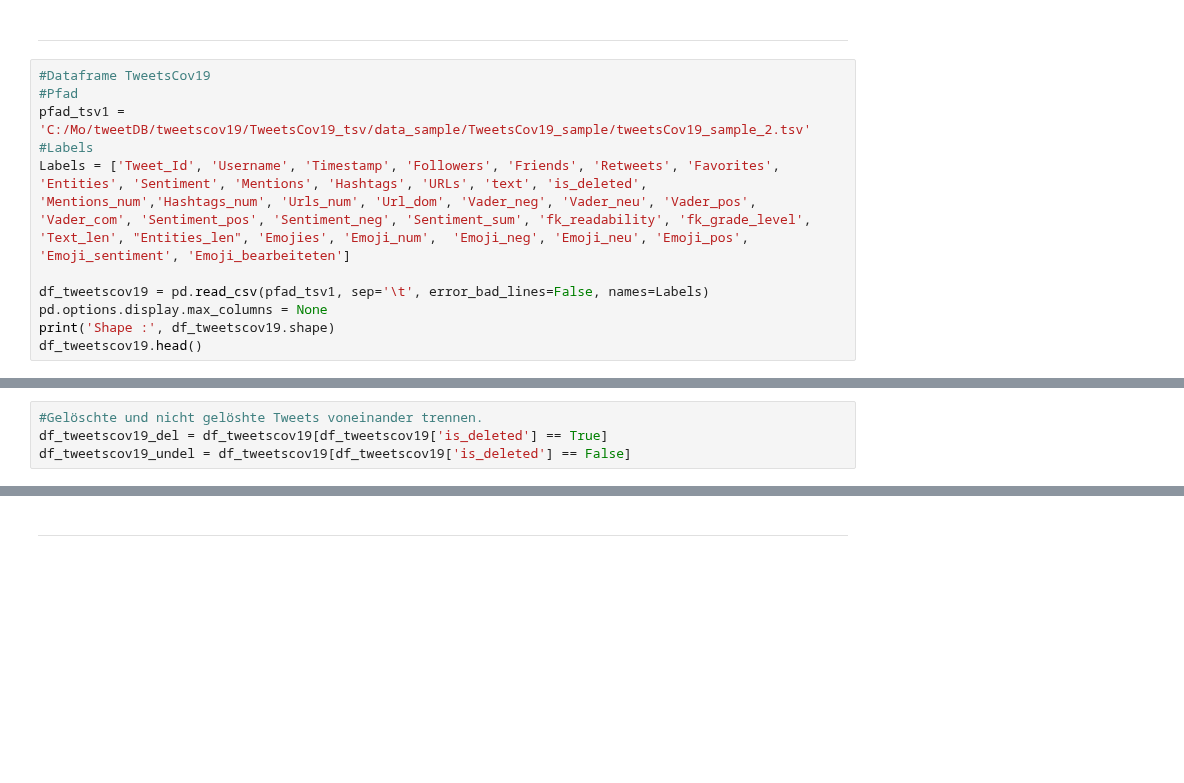
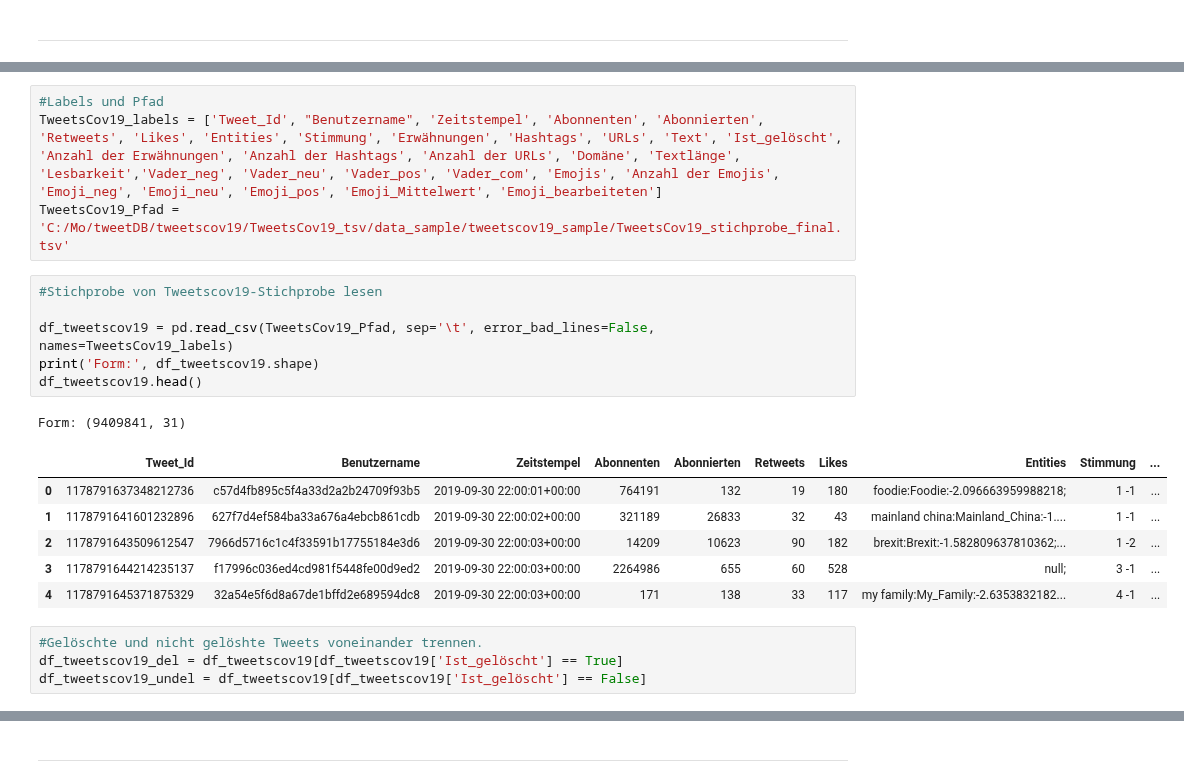
Before and after one commit to MoSamani/BA, a Jupyter notebook: Plots/Plot_Stimmung(vader).ipynb, the cells around one changed output, grey strips where cells are left out. Cells and saved outputs as stored; diff of their text form; blank space fills up the shorter version.

```diff
--- a/Plots/Plot_Stimmung(vader).ipynb
+++ b/Plots/Plot_Stimmung(vader).ipynb
@@ -32,14 +32,3 @@ pd.options.display.float_format = '{:.4f}'.format
 # TweetsCov19
 # %% [markdown]
 ***
-# %%
-#Dataframe TweetsCov19
-#Pfad
-pfad_tsv1 = 'C:/Mo/tweetDB/tweetscov19/TweetsCov19_tsv/data_sample/TweetsCov19_sample/tweetsCov19_sample_2.tsv'
-#Labels
-Labels = ['Tweet_Id', 'Username', 'Timestamp', 'Followers', 'Friends', 'Retweets', 'Favorites', 'Entities', 'Sentiment', 'Mentions', 'Hashtags', 'URLs', 'text', 'is_deleted', 'Mentions_num','Hashtags_num', 'Urls_num', 'Url_dom', 'Vader_neg', 'Vader_neu', 'Vader_pos', 'Vader_com', 'Sentiment_pos', 'Sentiment_neg', 'Sentiment_sum', 'fk_readability', 'fk_grade_level', 'Text_len', "Entities_len", 'Emojies', 'Emoji_num',  'Emoji_neg', 'Emoji_neu', 'Emoji_pos', 'Emoji_sentiment', 'Emoji_bearbeiteten']
-
-df_tweetscov19 = pd.read_csv(pfad_tsv1, sep='\t', error_bad_lines=False, names=Labels)
-pd.options.display.max_columns = None
-print('Shape :', df_tweetscov19.shape)
-df_tweetscov19.head()
@@ -54,6 +35,24 @@ Shape : (9409841, 36)
+# %%
+#Labels und Pfad
+TweetsCov19_labels = ['Tweet_Id', "Benutzername", 'Zeitstempel', 'Abonnenten', 'Abonnierten', 'Retweets', 'Likes', 'Entities', 'Stimmung', 'Erwähnungen', 'Hashtags', 'URLs', 'Text', 'Ist_gelöscht', 'Anzahl der Erwähnungen', 'Anzahl der Hashtags', 'Anzahl der URLs', 'Domäne', 'Textlänge', 'Lesbarkeit','Vader_neg', 'Vader_neu', 'Vader_pos', 'Vader_com', 'Emojis', 'Anzahl der Emojis',  'Emoji_neg', 'Emoji_neu', 'Emoji_pos', 'Emoji_Mittelwert', 'Emoji_bearbeiteten']
+TweetsCov19_Pfad =  'C:/Mo/tweetDB/tweetscov19/TweetsCov19_tsv/data_sample/tweetscov19_sample/TweetsCov19_stichprobe_final.tsv'
+# %%
+#Stichprobe von Tweetscov19-Stichprobe lesen
+
+df_tweetscov19 = pd.read_csv(TweetsCov19_Pfad, sep='\t', error_bad_lines=False, names=TweetsCov19_labels)
+print('Form:', df_tweetscov19.shape)
+df_tweetscov19.head()
+# %% [output]
+Form: (9409841, 31)
+|  | Tweet_Id | Benutzername | Zeitstempel | Abonnenten | Abonnierten | Retweets | Likes | Entities | Stimmung | ... |
+| 0 | 1178791637348212736 | c57d4fb895c5f4a33d2a2b24709f93b5 | 2019-09-30 22:00:01+00:00 | 764191 | 132 | 19 | 180 | foodie:Foodie:-2.096663959988218; | 1 -1 | ... |
+| 1 | 1178791641601232896 | 627f7d4ef584ba33a676a4ebcb861cdb | 2019-09-30 22:00:02+00:00 | 321189 | 26833 | 32 | 43 | mainland china:Mainland_China:-1.... | 1 -1 | ... |
+| 2 | 1178791643509612547 | 7966d5716c1c4f33591b17755184e3d6 | 2019-09-30 22:00:03+00:00 | 14209 | 10623 | 90 | 182 | brexit:Brexit:-1.582809637810362;... | 1 -2 | ... |
+| 3 | 1178791644214235137 | f17996c036ed4cd981f5448fe00d9ed2 | 2019-09-30 22:00:03+00:00 | 2264986 | 655 | 60 | 528 | null; | 3 -1 | ... |
+| 4 | 1178791645371875329 | 32a54e5f6d8a67de1bffd2e689594dc8 | 2019-09-30 22:00:03+00:00 | 171 | 138 | 33 | 117 | my family:My_Family:-2.6353832182... | 4 -1 | ... |
 # %%
 #Gelöschte und nicht gelöshte Tweets voneinander trennen.
-df_tweetscov19_del = df_tweetscov19[df_tweetscov19['is_deleted'] == True]
-df_tweetscov19_undel = df_tweetscov19[df_tweetscov19['is_deleted'] == False]
+df_tweetscov19_del = df_tweetscov19[df_tweetscov19['Ist_gelöscht'] == True]
+df_tweetscov19_undel = df_tweetscov19[df_tweetscov19['Ist_gelöscht'] == False]
 # %%
 #Die drei Wertungen für die Stimmung, also negativ, positiv und Mittelwert von den gelöschten Tweets mit den nicht gelöschten Tweets vergleichen.
```
Also changed, not shown: parts of 11 cells of this notebook, 1 other file.
